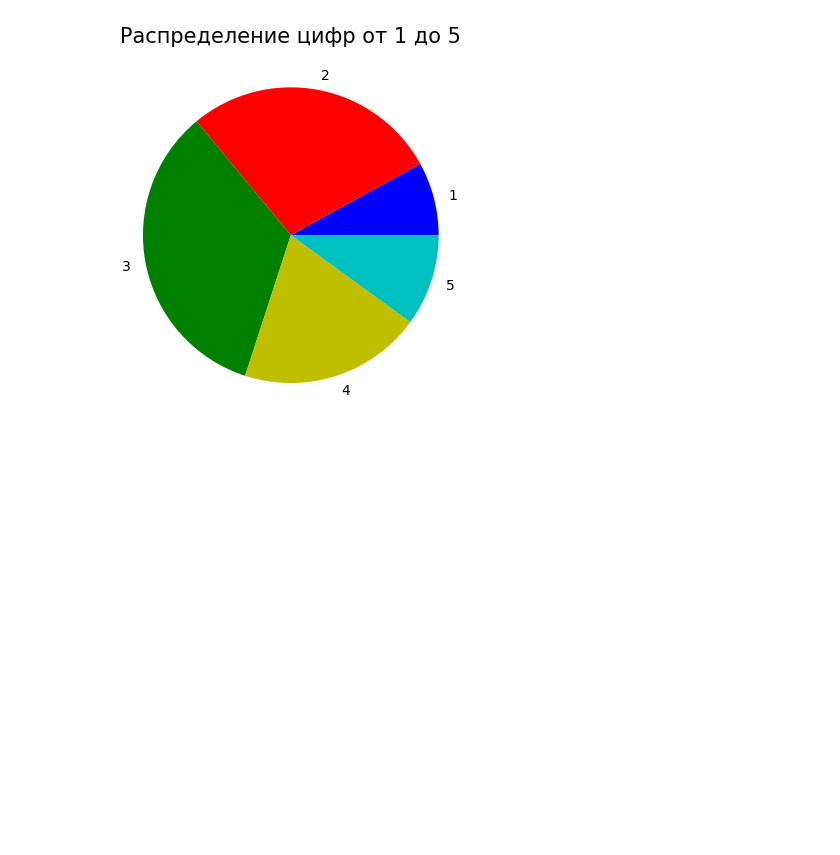
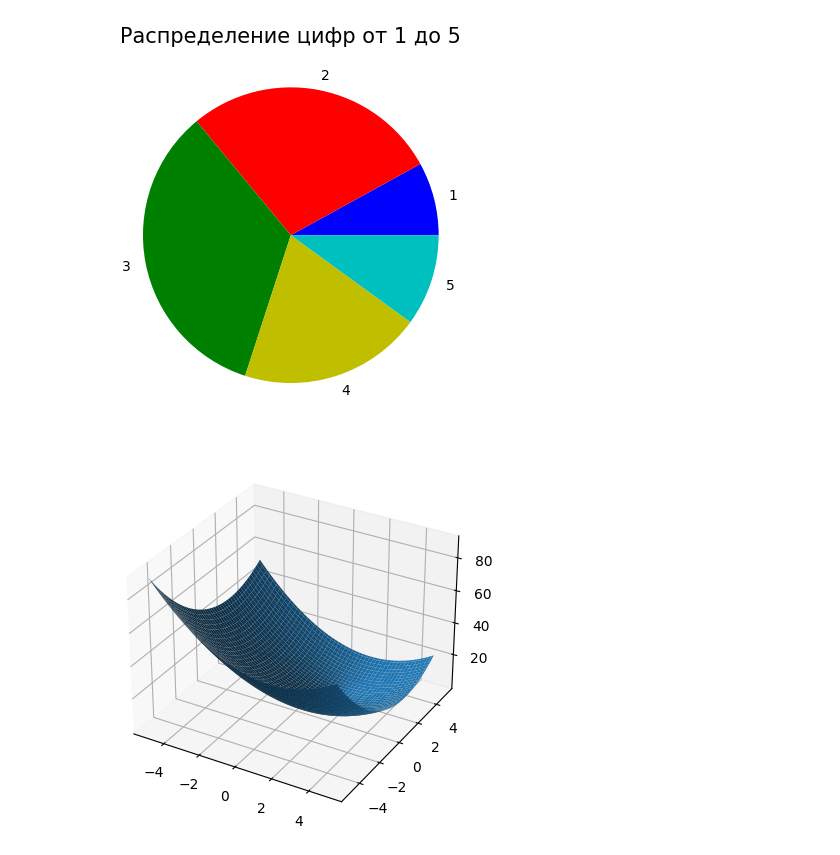
Before and after one commit to MaksimSmolenkov/3, a Jupyter notebook: практикум4.ipynb, the cells around one changed output. Drawn from its saved outputs; the diff is of its cells as text; code cells hidden in the pictures; blank space fills up the shorter version.

```diff
--- a/практикум4.ipynb
+++ b/практикум4.ipynb
@@ -113,3 +135,14 @@ plt.title('Распределение цифр от 1 до 5', fontsize = 15)
 # %% [output]
 Text(0.5, 1.0, 'Распределение цифр от 1 до 5')
 [figure]
+# %%
+#6
+e=2.7
+fig=plt.figure()
+ax=fig.add_subplot(1,1,1,projection="3d")
+x,y=np.meshgrid(np.linspace(-5,5,100), np.linspace(-5,5,100))
+z=(x - 1.5)**2 + (y - 2)**2
+ax.plot_surface(x,y,z)
+plt.show()
+# %% [output]
+[figure, added]
```
Also changed, not shown: parts of 11 cells of this notebook.
